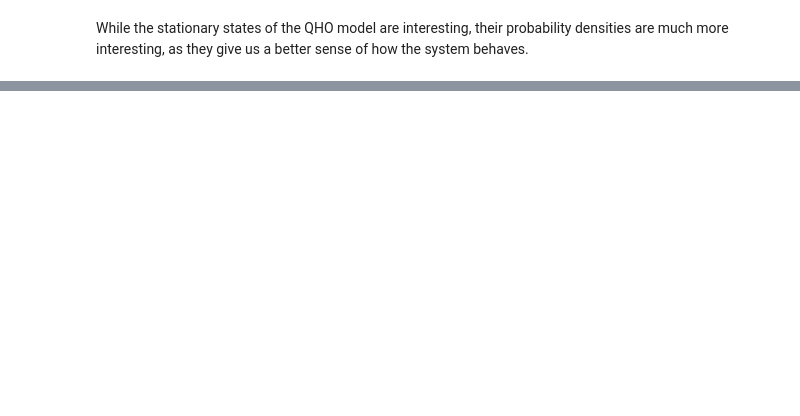
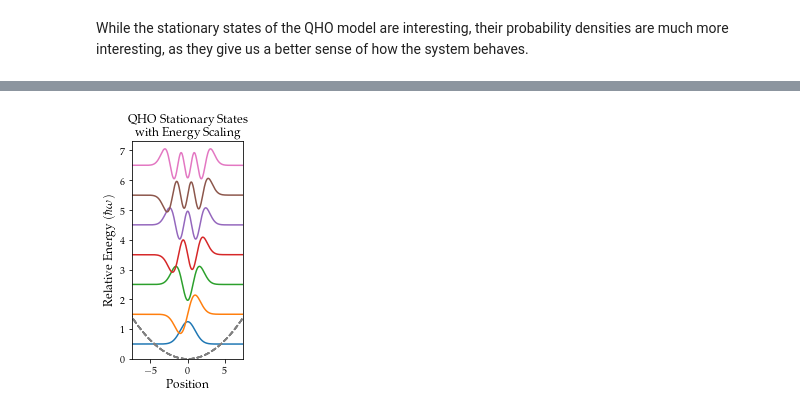
Before and after one commit to jmsieffer/ChemPhysicsMisc, a Jupyter notebook: ChemPhysicsMisc/QuantumModels/QMModels/QMModels.ipynb, the cells around one changed output, grey strips where cells are left out. Drawn from its saved outputs; the diff is of its cells as text; code cells hidden in the pictures; blank space fills up the shorter version.

```diff
--- a/ChemPhysicsMisc/QuantumModels/QMModels/QMModels.ipynb
+++ b/ChemPhysicsMisc/QuantumModels/QMModels/QMModels.ipynb
@@ -234,0 +274,29 @@ for j in range(1, max(nQHO+1)):
+# %%
+#Showing the Energy Dependence of the QHO Wavefunction
+
+def QHO_EnergyWF(n): #QHO Wavefunction with energy scaling
+    Wf0 = QHOStationary(n)
+    WFEnergy = Wf0 + QHO_RelativeEnergy(n)
+    return WFEnergy
+
+def QHO_EnergyPD(n): #QHO Probability Densities with energy scaling
+    PD0 = QHO_ProbDensity(n)
+    PDEnergy = PD0 + QHO_RelativeEnergy(n)
+    return PDEnergy
+#omega = 2
+
+fig = plt.subplots(figsize = (2, 4)) #Plot of Probability Energy Distribution for QHO Stationary States
+for j in range(0, max(nQHO+1)):
+    plt.plot(xQHO,QHO_EnergyWF(j))
+    plt.plot(xQHO,QHO_Potential(xQHO),'--', color = 'grey')
+    plt.xlim(-7.5,7.5)
+    plt.ylim(0,7.3)
+    matplotlib.rcParams['font.serif'] = 'Palatino'
+    matplotlib.rcParams['font.family'] = 'serif'
+
+    #plt.legend(loc = 'upper right')
+    plt.title('QHO Stationary States \n with Energy Scaling')
+    plt.xlabel('Position', fontsize = '12')
+    plt.ylabel(r'Relative Energy $(\hbar\omega)$', fontsize = '12')
+# %% [output]
+[figure, added]
```
Also changed, not shown: parts of 6 cells of this notebook.
